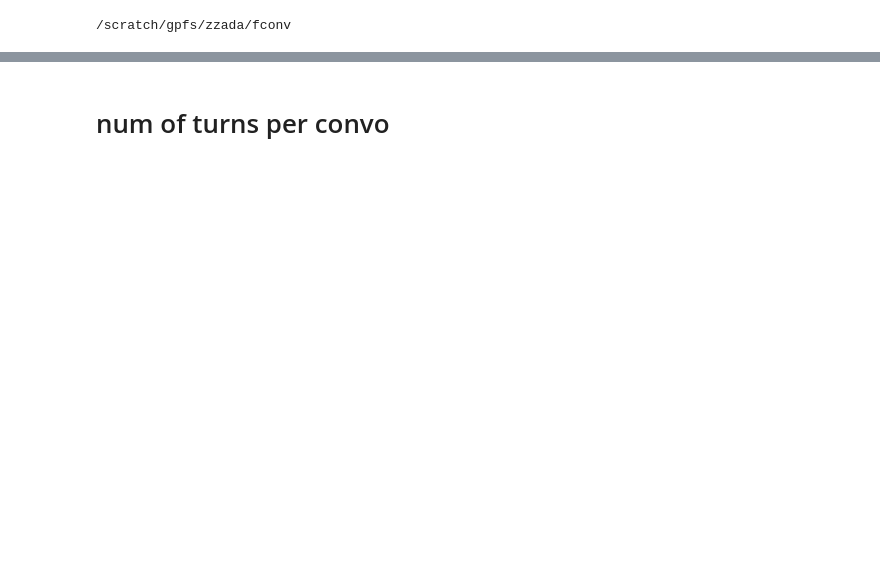
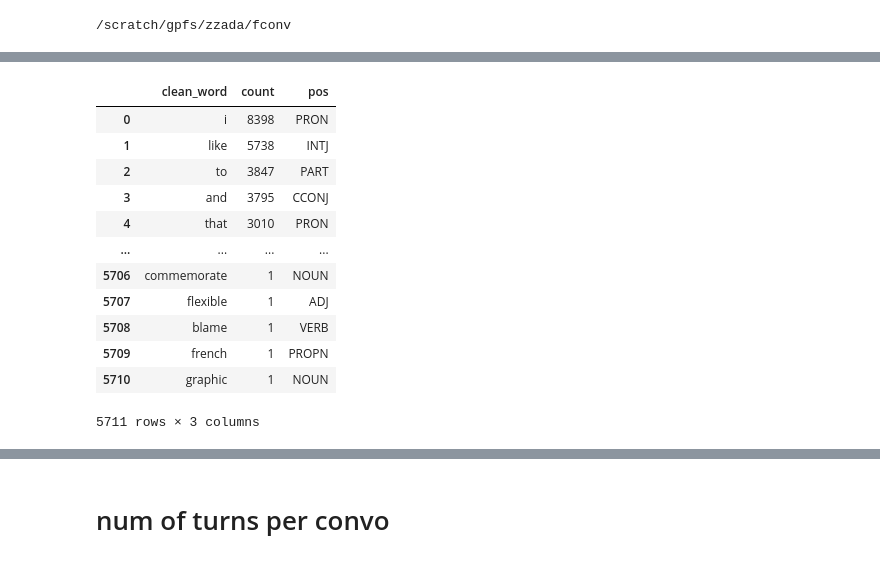
Before and after one commit to YeajuDianaKim394/EncodingModels, a Jupyter notebook: code/figureS-convstats.ipynb, the cells around one changed output, grey strips where cells are left out. Drawn from its saved outputs; the diff is of its cells as text; code cells hidden in the pictures; blank space fills up the shorter version.

```diff
--- a/code/figureS-convstats.ipynb
+++ b/code/figureS-convstats.ipynb
@@ -14,0 +29,3 @@ from constants import CONVS_STRANGERS
+# %%
+import spacy
+nlp = spacy.load("en_core_web_sm")
@@ -14,0 +69,3 @@ from constants import CONVS_STRANGERS
+# %%
+df2 = df.clean_word.value_counts().to_frame().reset_index()
+df2
@@ -14,0 +86,17 @@ from constants import CONVS_STRANGERS
+# %%
+df2['pos'] = df2['clean_word'].apply(lambda x: list(nlp(x))[0].pos_)
+df2
+# %% [output]
+|  | clean_word | count | pos |
+| 0 | i | 8398 | PRON |
+| 1 | like | 5738 | INTJ |
+| 2 | to | 3847 | PART |
+| 3 | and | 3795 | CCONJ |
+| 4 | that | 3010 | PRON |
+| ... | ... | ... | ... |
+| 5706 | commemorate | 1 | NOUN |
+| 5707 | flexible | 1 | ADJ |
+| 5708 | blame | 1 | VERB |
+| 5709 | french | 1 | PROPN |
+| 5710 | graphic | 1 | NOUN |
+5711 rows × 3 columns
```
Also changed, not shown: parts of 16 cells of this notebook, 12 other files.
